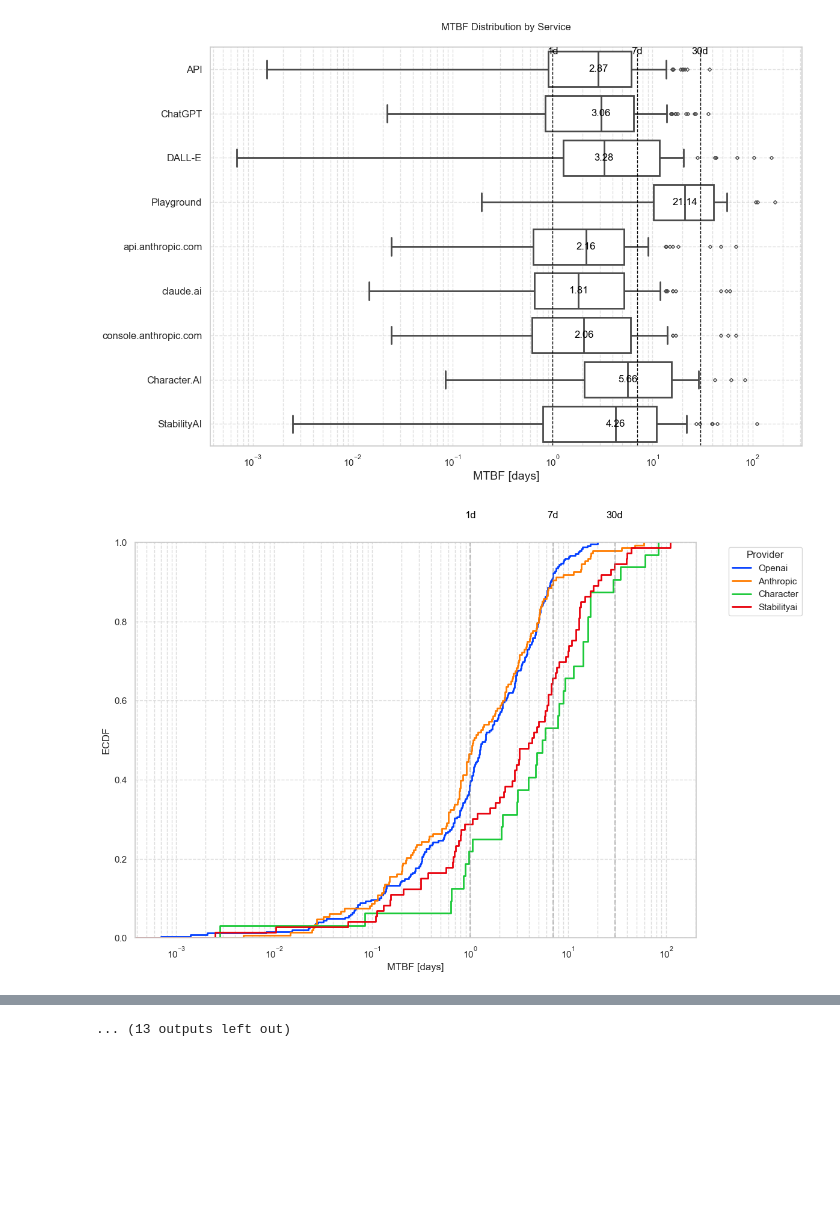
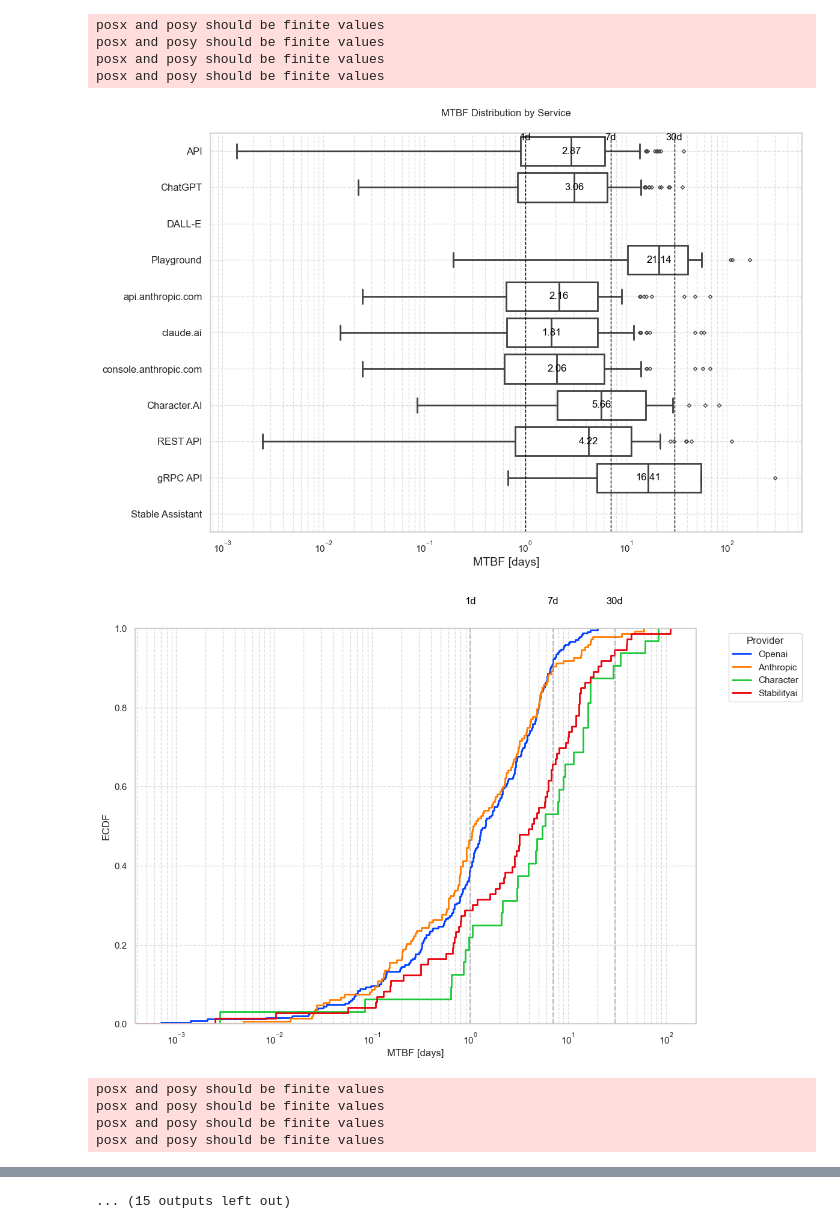
Before and after one commit to sandor-battaglini-fischer/distributed-systems-lab, a Jupyter notebook: trial.ipynb, the cells around one changed output, grey strips where cells are left out. Cells and saved outputs as stored; diff of their text form; code cells hidden in the pictures; blank space fills up the shorter version.

Commit message:
Bug and plot fixing

```diff
--- a/trial.ipynb
+++ b/trial.ipynb
@@ -46,7 +81,7 @@ import matplotlib.pyplot as plt
 start_date = datetime(2023, 1, 10)  # Start date with UTC timezone
 end_date = datetime(2024, 12, 1)  # End date with UTC timezone
 
-services = ['OpenAI:API', 'OpenAI:ChatGPT', 'OpenAI:DALL-E', 'OpenAI:Playground', 'Anthropic:API', 'Anthropic:Claude', 'Anthropic:Console', 'Character.AI:Character.AI', 'StabilityAI:StabilityAI']
+services = ['OpenAI:API', 'OpenAI:ChatGPT', 'OpenAI:DALL-E', 'OpenAI:Playground', 'Anthropic:API', 'Anthropic:Claude', 'Anthropic:Console', 'Character.AI:Character.AI', 'StabilityAI:REST', 'StabilityAI:gRPC', 'StabilityAI:Assistant']
 
 #show all plots
 analyze_autocorrelation(start_date, end_date, services)
@@ -61,10 +96,10 @@ analyze_daily_overview(start_date, end_date, services)
 analyze_resolution_activities(start_date, end_date, services)
 analyze_outage_cooccurrence_matrix(start_date, end_date, services)
 analyze_cooccurrence_probability(start_date, end_date, services)
-analyze_service_outages(start_date, end_date, services)
+#analyze_service_outages(start_date, end_date, services)
 analyze_service_incidents(start_date, end_date, services)
-#analyze_mttr_distribution(start_date, end_date, services)
-#analyze_mtbf_distribution(start_date, end_date, services)
+analyze_mttr_distribution(start_date, end_date, services)
+analyze_mtbf_distribution(start_date, end_date, services)
 timeline_incident_outage(start_date, end_date, services)
 # %% [output]
 Available columns in data:
@@ -92,2 +144,10 @@ StabilityAI                    0.0
+posx and posy should be finite values
+posx and posy should be finite values
+posx and posy should be finite values
+posx and posy should be finite values
-[figure, old version]
+[figure, new version]
 [figure]
+posx and posy should be finite values
+posx and posy should be finite values
+posx and posy should be finite values
+posx and posy should be finite values
@@ -98 +155 @@ StabilityAI                    0.0
-... (13 outputs left out)
+... (15 outputs left out)
```
Also changed, not shown: parts of 4 cells of this notebook, 7 other files.
